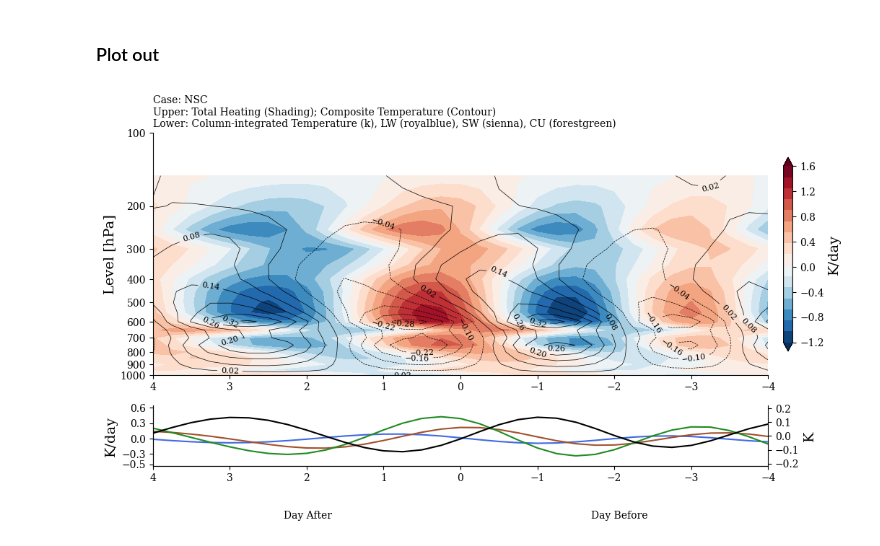
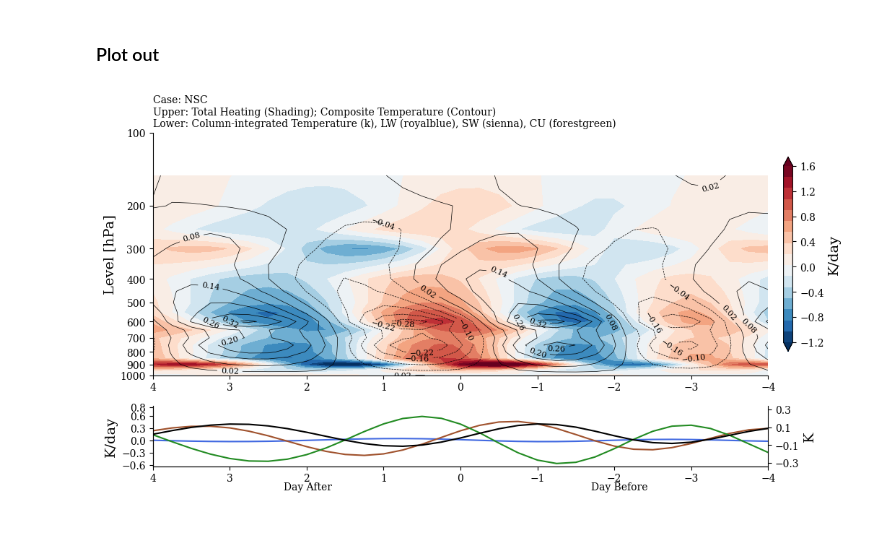
Before and after one commit to JOsephKan/2024_Research, a Jupyter notebook: MPAS/LRF/composite_MPAS/NSC_composite.ipynb, the cells around one changed output. Cells and saved outputs as stored; diff of their text form; code cells hidden in the pictures.

```diff
--- a/MPAS/LRF/composite_MPAS/NSC_composite.ipynb
+++ b/MPAS/LRF/composite_MPAS/NSC_composite.ipynb
@@ -48,7 +48,7 @@ eof1 = eof[:, 0]
 eof2 = eof[:, 1]
 
 # load LRF file
-lrf = jl.load('/work/b11209013/2024_Research/MPAS/LRF/lrf_CNTL.joblib')
+lrf = jl.load(f'/work/b11209013/2024_Research/MPAS/LRF/lrf_{case}.joblib')
 
 lev = lrf['lev']
 lw  = np.where(np.isnan(lrf['lw_lrf'])==True, 0, lrf['lw_lrf'])
@@ -706,38 +631,38 @@ ax2.plot(
 plt.gca().spines['right'].set_visible(False)
 plt.gca().spines['top'].set_visible(False)
 ax2.set_xlim(4, -4)
-ax2.set_ylim(-0.54, 0.64)
+ax2.set_ylim(-0.64, 0.84)
 ax2.set_xticks(np.linspace(4, -4, 9))
-ax2.set_yticks([-0.5, -0.3, 0, 0.3, 0.6])
+ax2.set_yticks([-0.6, -0.3, 0, 0.3, 0.6, 0.8])
 ax2.set_ylabel('K/day')
 
 cax = inset_axes(ax1, width="1.5%", height="80%", loc="center right",
                  bbox_to_anchor=(0.04, 0, 1, 1), bbox_transform=ax1.transAxes, borderpad=0)
 
 
 ax3 = ax2.twinx()
 ax3.plot(
     time_ticks, t_mean,  # Plot data along the first row as an example
     color='k',
     label='T'
 )
 plt.gca().spines['top'].set_visible(False)
 ax3.set_ylabel('K')
-ax3.set_ylim(-0.22, 0.22)
-ax3.set_yticks(np.linspace(-0.2, 0.2, 5))
+ax3.set_ylim(-0.34, 0.34)
+ax3.set_yticks(np.linspace(-0.3, 0.3, 4))
 
 plt.text(2.3, -0.6, 'Day After')
 plt.text(-1.7, -0.6, 'Day Before')
 
 cbar = fig.colorbar(
     cr1, cax=cax, ax=[ax1, ax2], location="right",  label="K/day")
 cbar.set_ticks(np.linspace(-1.2, 1.6, 8))
 
 ax1.set_title(f'Case: {case}\n\
 Upper: Total Heating (Shading); Composite Temperature (Contour)\n\
 Lower: Column-integrated Temperature (k), LW (royalblue), SW (sienna), CU (forestgreen)',
 fontsize=10, loc='left')
-plt.savefig(f'/home/b11209013/2024_Research/MPAS/LRF/comp_heating_image/{case}/heating_total.png')
+plt.savefig(f'/home/b11209013/2024_Research/MPAS/LRF/comp_heating_image/{case}/{case}_tot.svg')
 plt.show()
 # %% [output]
-[figure, old version]
+[figure, new version]
```
Also changed, not shown: parts of 3 cells of this notebook, 14 other files.
